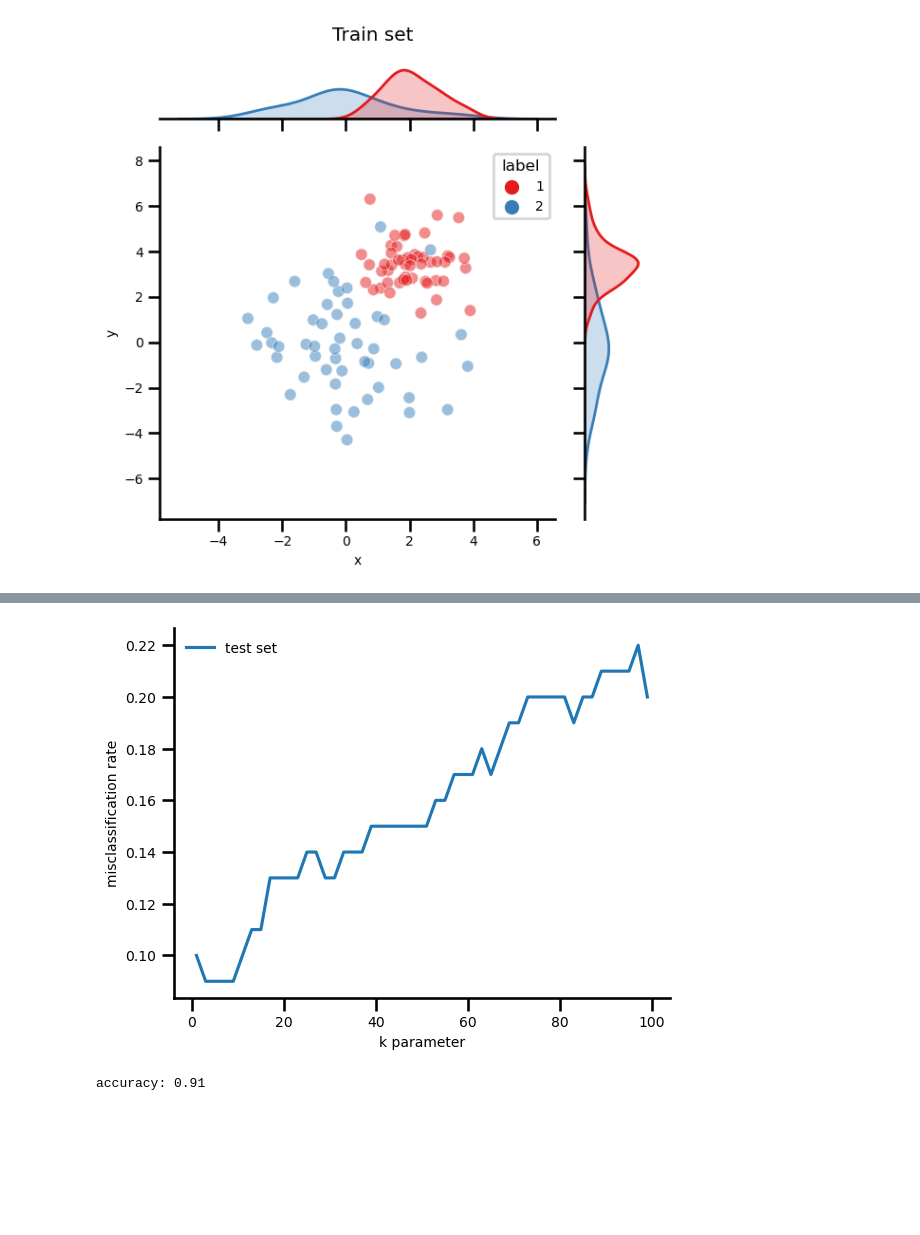
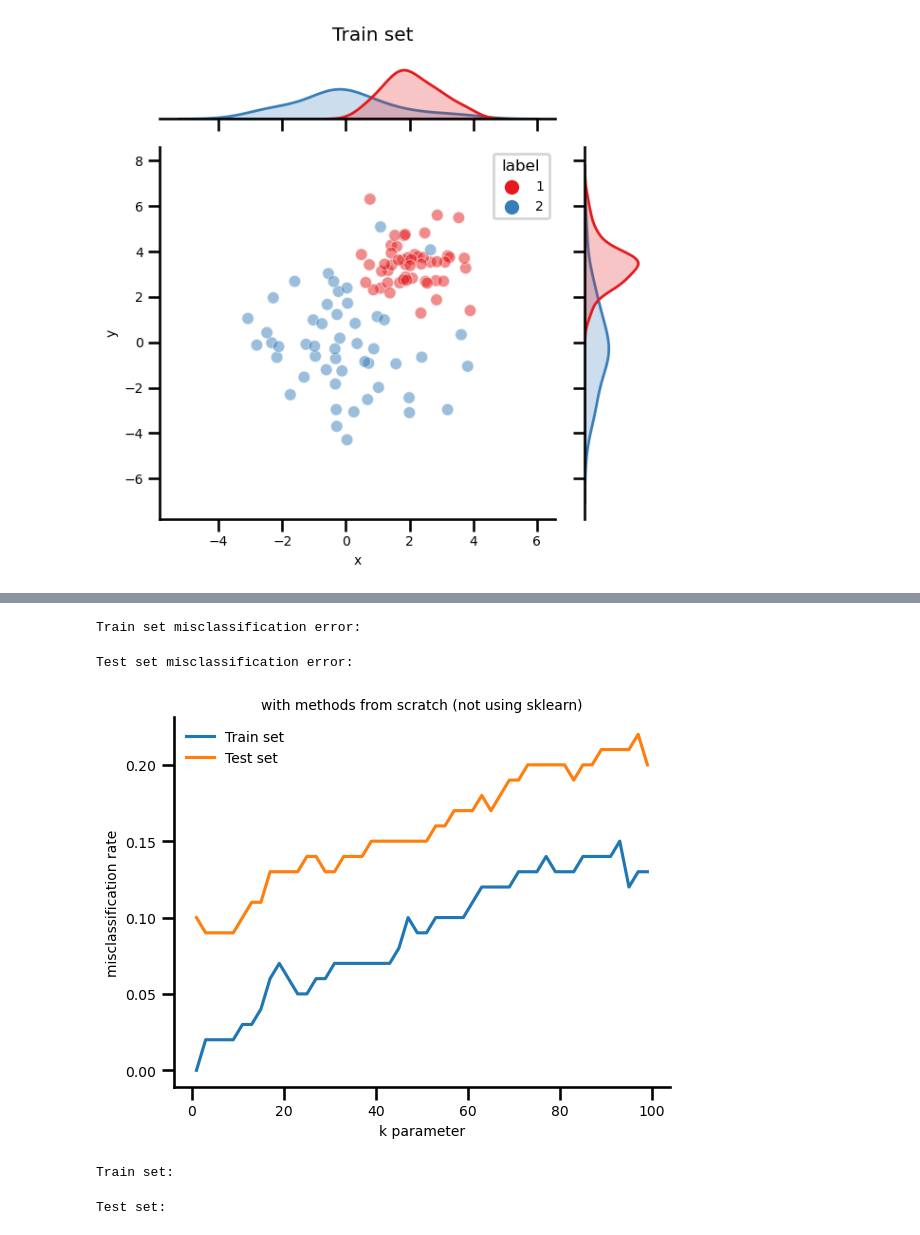
Before and after one commit to arnestc/StatisticalLearning, a Jupyter notebook: notebooks/01-synthetic-dataset.ipynb, the cells around one changed output, grey strips where cells are left out. Cells and saved outputs as stored; diff of their text form; code cells hidden in the pictures; blank space fills up the shorter version.

```diff
--- a/notebooks/01-synthetic-dataset.ipynb
+++ b/notebooks/01-synthetic-dataset.ipynb
@@ -232,35 +232,53 @@ def knn_accuracy(test_set: pd.core.frame.DataFrame) -> float:
     return 1 - len(test_set[test_set.label != test_set.prediction]) / len(test_set)
 # %%
 k_vals = np.arange(1, 100, 2)
-misclass_errs = []
-for k in tqdm(k_vals, colour="green"):
-    misclass_errs.append(1 - knn_accuracy(knn(data_df['Train'], data_df['Test'], k)))
+misclass_errs = {}
+for d_type in data_sets:
+    misclass_errs[d_type] = []
+    print(f"{d_type} set misclassification error:")
+    for k in tqdm(k_vals, colour="green"):
+        misclass_errs[d_type].append(1 - knn_accuracy(knn(data_df['Train'], data_df[d_type], k)))
+# %% [output]
+Train set misclassification error:
+Test set misclassification error:
 # %%
-p = sns.lineplot(x=k_vals, y=misclass_errs)
-p.legend(['test set'], framealpha=0)
-p.set_ylabel('misclassification rate')
-p.set_xlabel('k parameter')
-#p.set_xticks(k_vals)
-#p.tick_params('x', rotation=0, labelsize=8)
+fig, ax = plt.subplots()
+
+for d_type in data_sets:
+    sns.lineplot(
+        x=k_vals, y=misclass_errs[d_type],
+        ax=ax,
+        label=f"{d_type} set"
+    )
+
+ax.legend(framealpha=0)
+ax.set_ylabel("misclassification rate")
+ax.set_xlabel("k parameter")
+ax.set_title("with methods from scratch (not using sklearn)")
+
 sns.despine(right=True)
 # %% [output]
-[figure, old version]
+[figure, new version]
-# %%
-# Implementation by using sklearn
-
-from sklearn.neighbors import KNeighborsClassifier
-from sklearn.metrics import accuracy_score
-
-# Instantiate learning model (k = 3)
-neig = KNeighborsClassifier(n_neighbors=3)
-
-# Fitting the model
-neig.fit(data_df['Train'][['x', 'y']].values, data_df['Train'].label.values)
-
-# Predict the response
-pred = neig.predict(data_df['Test'][['x', 'y']].values)
-
-# Evaluate accuracy
-print("accuracy: {}".format(accuracy_score(data_df['Test'].label.values, pred)))
-# %% [output]
-accuracy: 0.91
+# %%
+# Implementation by using sklearn
+x = k_vals
+y = {}
+
+for d_type in data_sets:
+    y[d_type] = []
+    print(f"{d_type} set:")
+    for k in tqdm(k_vals, colour='green'):
+        # Instantiate learning model
+        neig = KNeighborsClassifier(n_neighbors=k)
+
+        # Fitting the model
+        neig.fit(data_df['Train'][['x', 'y']].values, data_df['Train'].label.values)
+
+        # Predict the response
+        pred = neig.predict(data_df[d_type][['x', 'y']].values)
+
+        # Evaluate misclassification error
+        y[d_type].append(1 - accuracy_score(data_df[d_type].label.values, pred))
+# %% [output]
+Train set:
+Test set:
```
Also changed, not shown: parts of 3 cells of this notebook.
